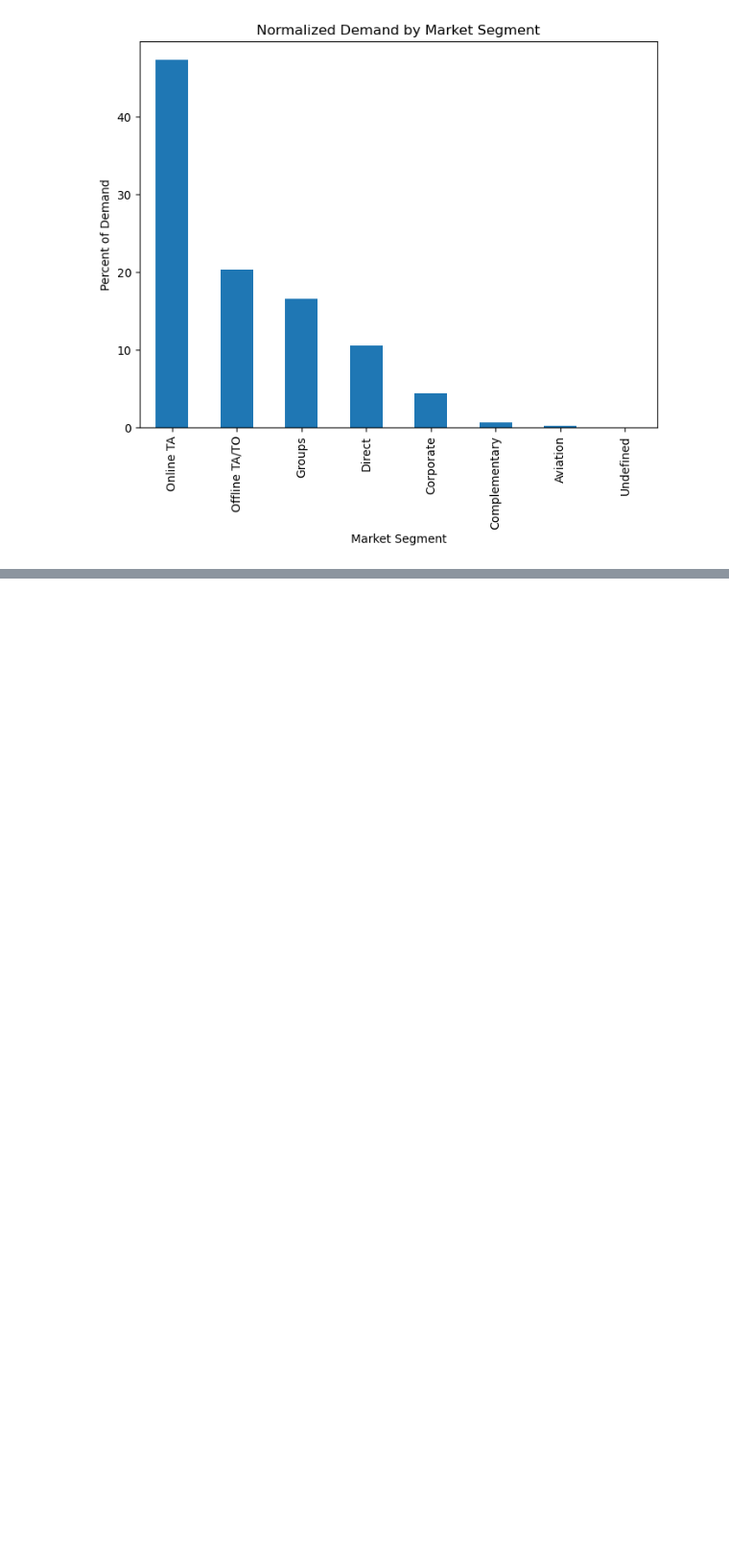
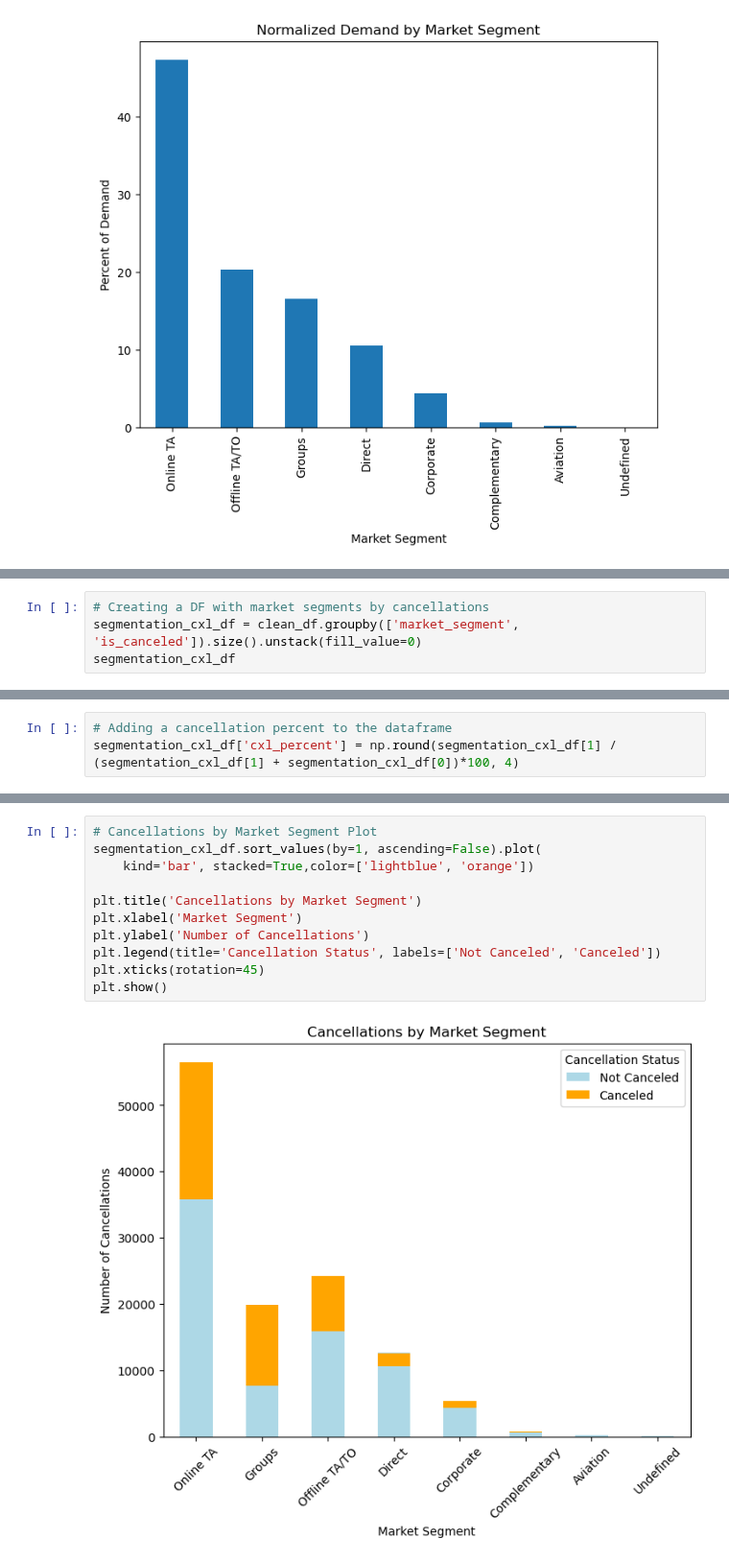
Before and after one commit to briantlui/predictive-model, a Jupyter notebook: notebooks/02-eda.ipynb, the cells around one changed output, grey strips where cells are left out. Shown at 96% size. Saved outputs shown, nothing was run; the diff lists cells and outputs as text; blank space fills up the shorter version.

```diff
--- a/notebooks/02-eda.ipynb
+++ b/notebooks/02-eda.ipynb
@@ -152,0 +199,4 @@ plt.show()
+# %%
+# Creating a DF with market segments by cancellations
+segmentation_cxl_df = clean_df.groupby(['market_segment', 'is_canceled']).size().unstack(fill_value=0)
+segmentation_cxl_df
@@ -152,0 +214,3 @@ plt.show()
+# %%
+# Adding a cancellation percent to the dataframe
+segmentation_cxl_df['cxl_percent'] = np.round(segmentation_cxl_df[1] / (segmentation_cxl_df[1] + segmentation_cxl_df[0])*100, 4)
@@ -152,0 +249,13 @@ plt.show()
+# %%
+# Cancellations by Market Segment Plot
+segmentation_cxl_df.sort_values(by=1, ascending=False).plot(
+    kind='bar', stacked=True,color=['lightblue', 'orange'])
+
+plt.title('Cancellations by Market Segment')
+plt.xlabel('Market Segment')
+plt.ylabel('Number of Cancellations')
+plt.legend(title='Cancellation Status', labels=['Not Canceled', 'Canceled'])
+plt.xticks(rotation=45)
+plt.show()
+# %% [output]
+[figure, added]
```
Also changed, not shown: parts of 102 cells of this notebook.
